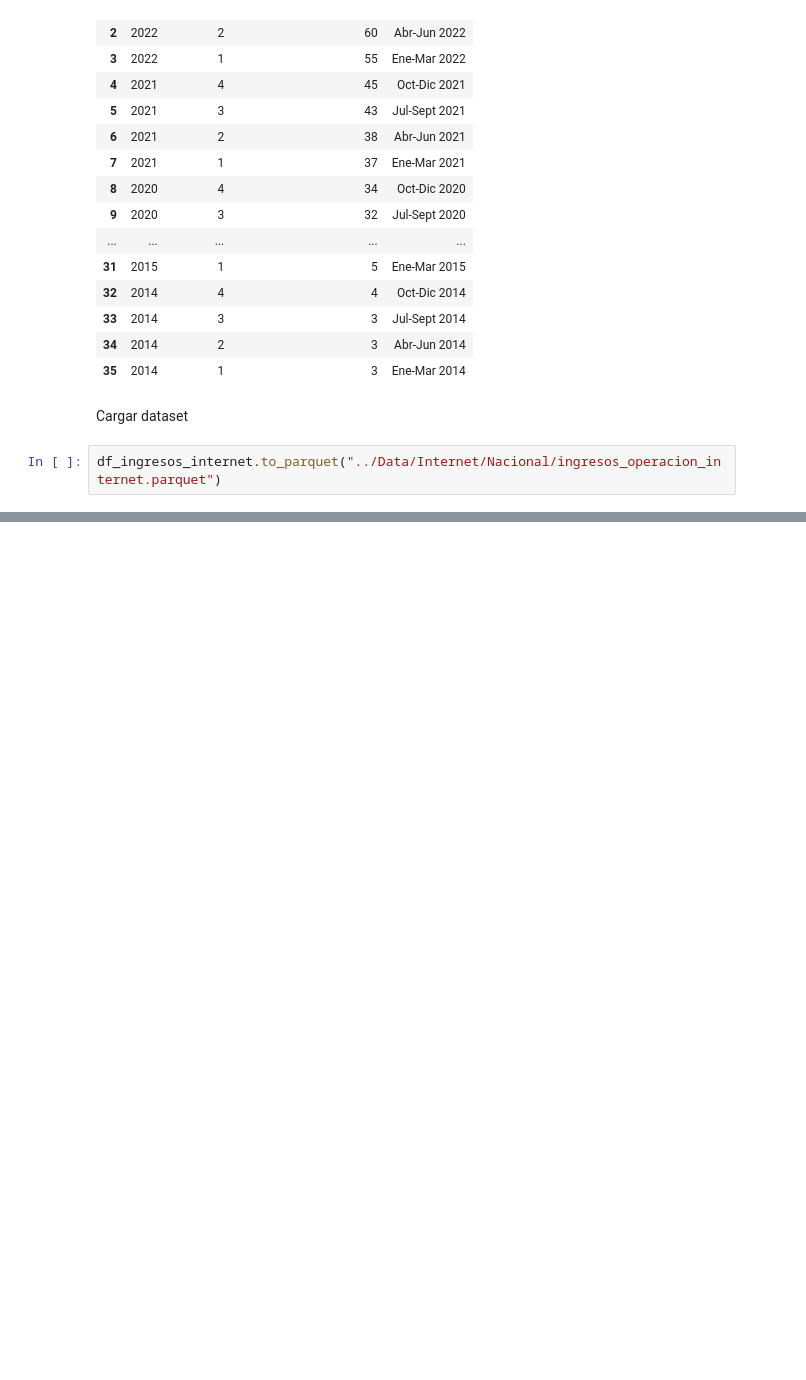
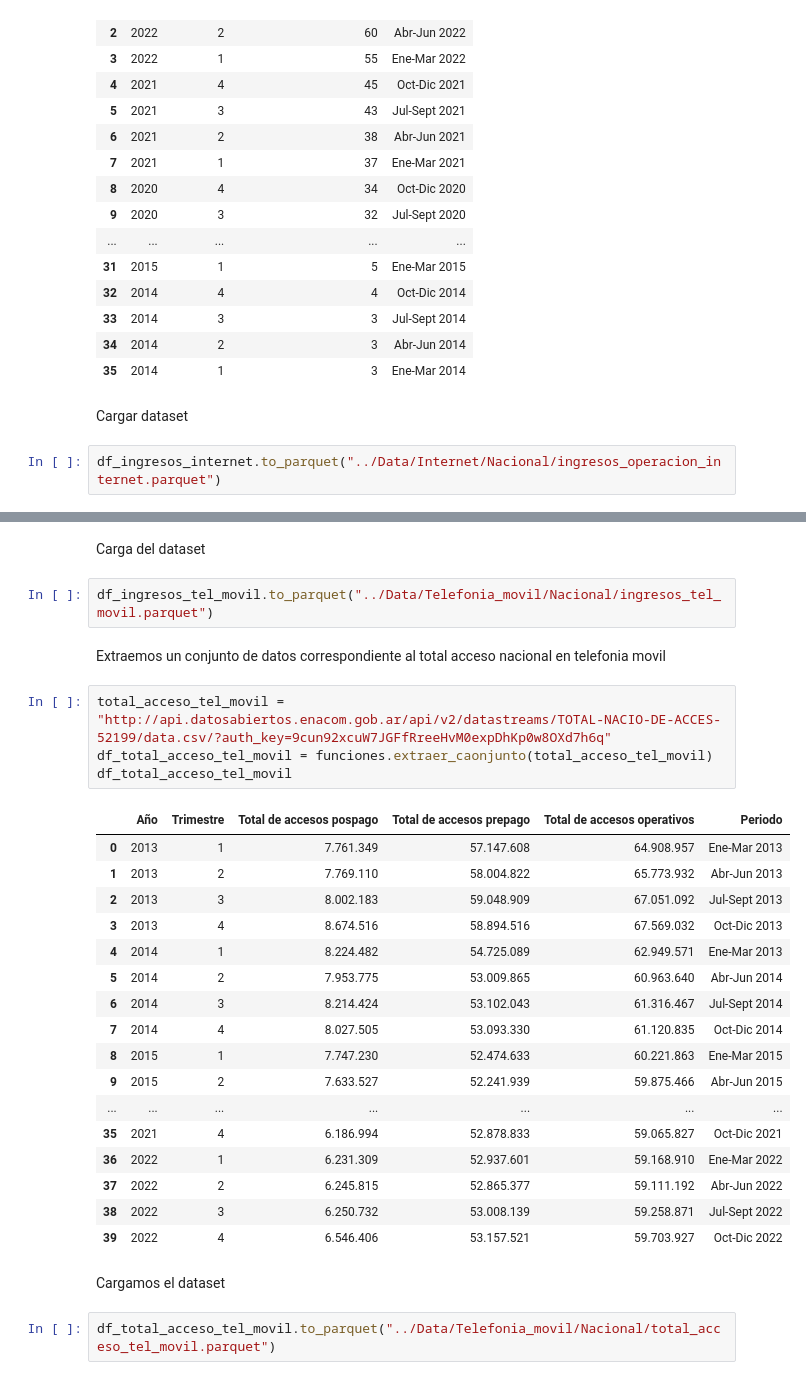
Before and after one commit to freddyv1828/Telecomunicaciones, a Jupyter notebook: Notebooks/Extraccion.ipynb, the cells around one changed output, grey strips where cells are left out. Saved outputs shown, nothing was run; the diff lists cells and outputs as text; blank space fills up the shorter version.

```diff
--- a/Notebooks/Extraccion.ipynb
+++ b/Notebooks/Extraccion.ipynb
@@ -186,0 +213,32 @@ df_ingresos_internet.to_parquet("../Data/Internet/Nacional/ingresos_operacion_in
+# %% [markdown]
+Carga del dataset
+# %%
+df_ingresos_tel_movil.to_parquet("../Data/Telefonia_movil/Nacional/ingresos_tel_movil.parquet")
+# %% [markdown]
+Extraemos un conjunto de datos correspondiente al total acceso nacional en telefonia movil
+# %%
+total_acceso_tel_movil = "http://api.datosabiertos.enacom.gob.ar/api/v2/datastreams/TOTAL-NACIO-DE-ACCES-52199/data.csv/?auth_key=9cun92xcuW7JGFfRreeHvM0expDhKp0w8OXd7h6q"
+df_total_acceso_tel_movil = funciones.extraer_caonjunto(total_acceso_tel_movil)
+df_total_acceso_tel_movil
+# %% [output]
+|  | Año | Trimestre | Total de accesos pospago | Total de accesos prepago | Total de accesos operativos | Periodo |
+| 0 | 2013 | 1 | 7.761.349 | 57.147.608 | 64.908.957 | Ene-Mar 2013 |
+| 1 | 2013 | 2 | 7.769.110 | 58.004.822 | 65.773.932 | Abr-Jun 2013 |
+| 2 | 2013 | 3 | 8.002.183 | 59.048.909 | 67.051.092 | Jul-Sept 2013 |
+| 3 | 2013 | 4 | 8.674.516 | 58.894.516 | 67.569.032 | Oct-Dic 2013 |
+| 4 | 2014 | 1 | 8.224.482 | 54.725.089 | 62.949.571 | Ene-Mar 2013 |
+| 5 | 2014 | 2 | 7.953.775 | 53.009.865 | 60.963.640 | Abr-Jun 2014 |
+| 6 | 2014 | 3 | 8.214.424 | 53.102.043 | 61.316.467 | Jul-Sept 2014 |
+| 7 | 2014 | 4 | 8.027.505 | 53.093.330 | 61.120.835 | Oct-Dic 2014 |
+| 8 | 2015 | 1 | 7.747.230 | 52.474.633 | 60.221.863 | Ene-Mar 2015 |
+| 9 | 2015 | 2 | 7.633.527 | 52.241.939 | 59.875.466 | Abr-Jun 2015 |
+| ... | ... | ... | ... | ... | ... | ... |
+| 35 | 2021 | 4 | 6.186.994 | 52.878.833 | 59.065.827 | Oct-Dic 2021 |
+| 36 | 2022 | 1 | 6.231.309 | 52.937.601 | 59.168.910 | Ene-Mar 2022 |
+| 37 | 2022 | 2 | 6.245.815 | 52.865.377 | 59.111.192 | Abr-Jun 2022 |
+| 38 | 2022 | 3 | 6.250.732 | 53.008.139 | 59.258.871 | Jul-Sept 2022 |
+| 39 | 2022 | 4 | 6.546.406 | 53.157.521 | 59.703.927 | Oct-Dic 2022 |
+# %% [markdown]
+Cargamos el dataset
+# %%
+df_total_acceso_tel_movil.to_parquet("../Data/Telefonia_movil/Nacional/total_acceso_tel_movil.parquet")
```
Also changed, not shown: parts of 20 cells of this notebook, 7 other files.
